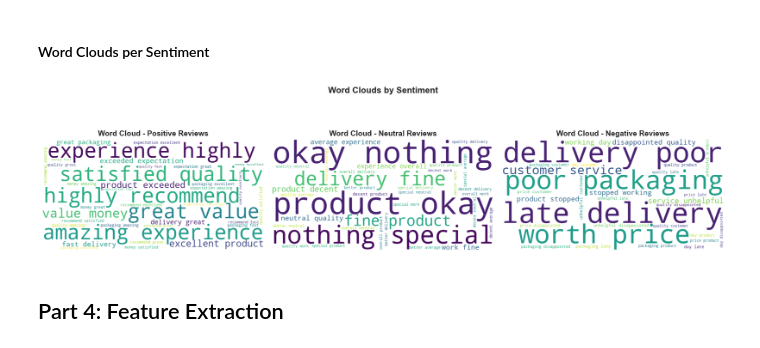
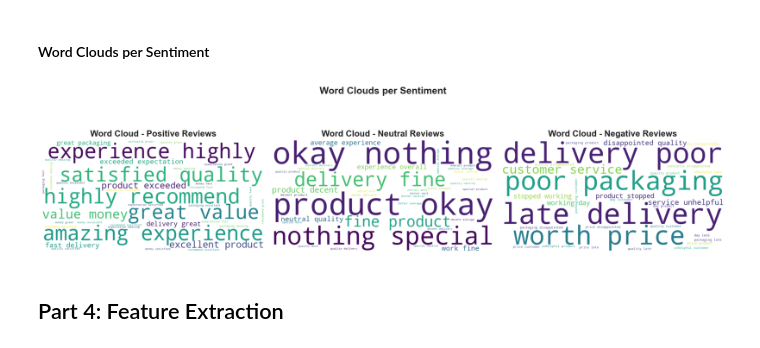
Before and after one commit to samehinttech/sentiment-analysis-customer-reviews, a Jupyter notebook: notebooks/sentiment_analysis.ipynb, the cells around one changed output. Cells and saved outputs as stored; diff of their text form; code cells hidden in the pictures.

```diff
--- a/notebooks/sentiment_analysis.ipynb
+++ b/notebooks/sentiment_analysis.ipynb
@@ -416,34 +416,36 @@ Sentiment Label : neutral
 # %% [markdown]
 #### Word Clouds per Sentiment
 # %%
-# Create word clouds for each sentiment
+# Create word clouds for each sentiment after preprocessing the review texts
 sentiments = ['positive', 'neutral', 'negative']
 
 fig, axes = plt.subplots(1, 3, figsize=(18, 5))
 
 for idx, sentiment in enumerate(sentiments):
     # Get all processed texts for this sentiment
     text = ' '.join(df[df['sentiment_label'] == sentiment]['processed_text'])
     # Generate word cloud
     wordcloud = WordCloud(
-        width=800,
-        height=400,
-        background_color='white',
-        colormap='viridis',
-        max_words=100,
-        random_state=42
+        width = 800,
+        height = 400,
+        background_color = 'white',
+        colormap = 'viridis',
+        max_words = 100,
+        relative_scaling = 0.7,
+        min_font_size = 10,
+        random_state = 42
     ).generate(text)
 
     # Plot word cloud
     axes[idx].imshow(wordcloud, interpolation='bilinear')
-    axes[idx].set_title(f'Word Cloud - {sentiment.capitalize()} Reviews', fontsize=14, fontweight='bold')
+    axes[idx].set_title(f'Word Cloud - {sentiment.capitalize()} Reviews', fontsize=16, fontweight='bold')
     axes[idx].axis('off')
 
-plt.suptitle('Word Clouds by Sentiment', fontsize=16, fontweight='bold', y=1.02)
+plt.suptitle('Word Clouds per Sentiment', fontsize=18, fontweight='bold', y=1.02)
 plt.tight_layout()
 plt.show()
 # %% [output]
-[figure, old version]
+[figure, new version]
 # %% [markdown]
 ## Part 4: Feature Extraction
 # %% [markdown]
```
